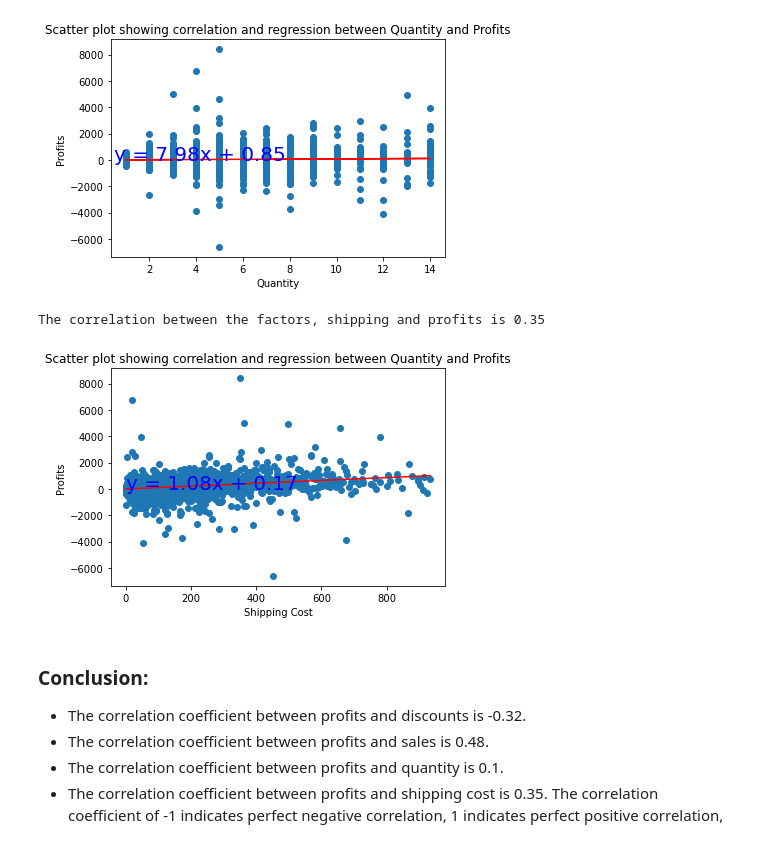
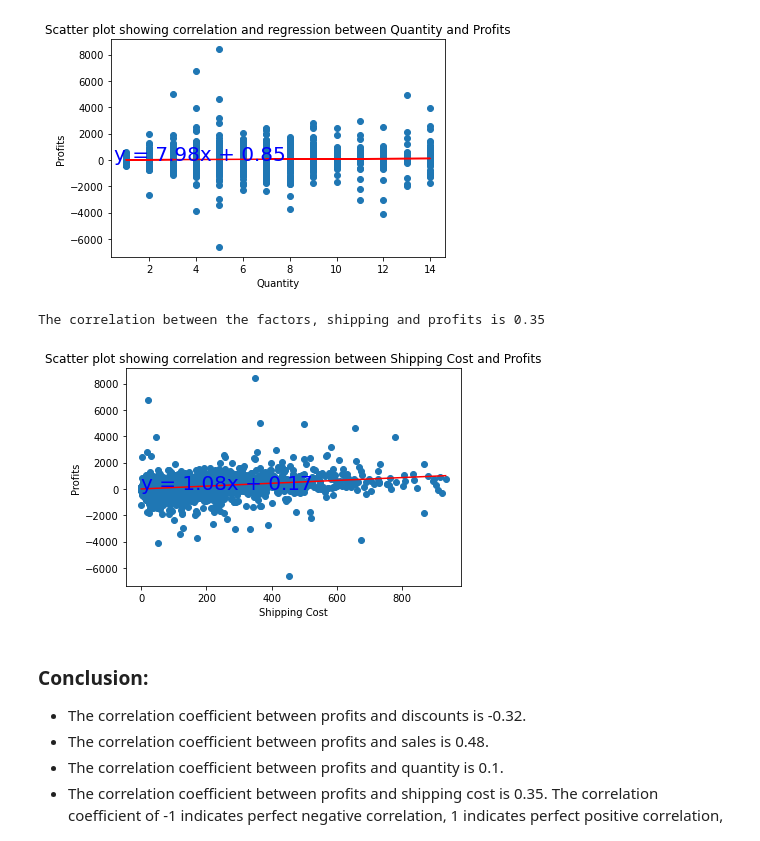
Before and after one commit to lmharlem/Project_GlobalSuperStore, a Jupyter notebook: GlobalSuperstore.ipynb, the cells around one changed output. Cells and saved outputs as stored; diff of their text form; code cells hidden in the pictures.

Commit message:
Updated regression plot

```diff
--- a/GlobalSuperstore.ipynb
+++ b/GlobalSuperstore.ipynb
@@ -153,20 +153,20 @@ profits = sstore_df['Profit']
 # %%
 #Calculation of correlation between sales and profits.
 from scipy.stats import linregress
 correlation = st.pearsonr(shipping,profits)
 plt.scatter(shipping,profits)
-plt.title('Scatter plot showing correlation and regression between Quantity and Profits')
+plt.title('Scatter plot showing correlation and regression between Shipping Cost and Profits')
 plt.xlabel('Shipping Cost')
 plt.ylabel('Profits')
 (slope, intercept, rvalue, pvalue, stderr) = linregress(shipping, profits)
 regress_values = shipping * slope + intercept
 line_eq = 'y = ' + str(round(slope,2)) + 'x + ' + str(round(intercept,2))
 plt.plot(shipping,regress_values,"r-")
 plt.annotate(line_eq,(0.5,10),fontsize=20,color='blue')
 print(f'The correlation between the factors, shipping and profits is {round(correlation[0],2)}')
 # %% [output]
 The correlation between the factors, shipping and profits is 0.35
-[figure, old version]
+[figure, new version]
 # %% [markdown]
 ### Conclusion:
 * The correlation coefficient between profits and discounts is -0.32.
```
